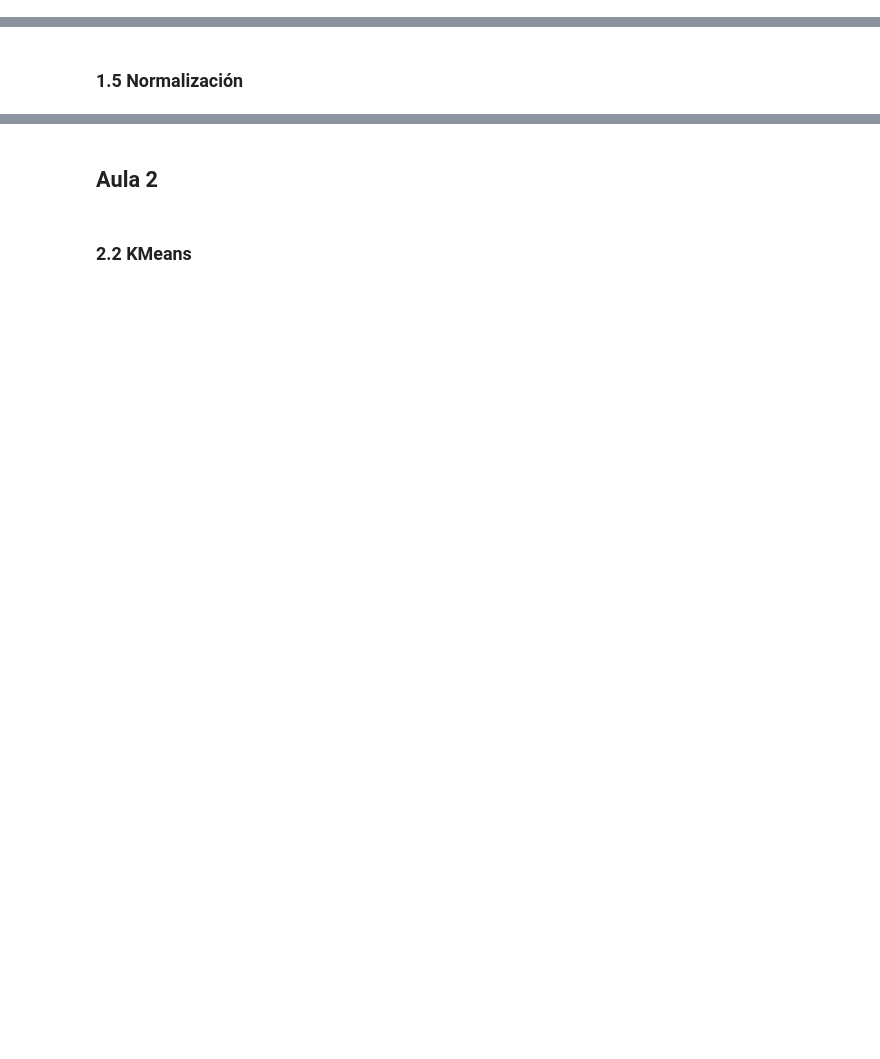
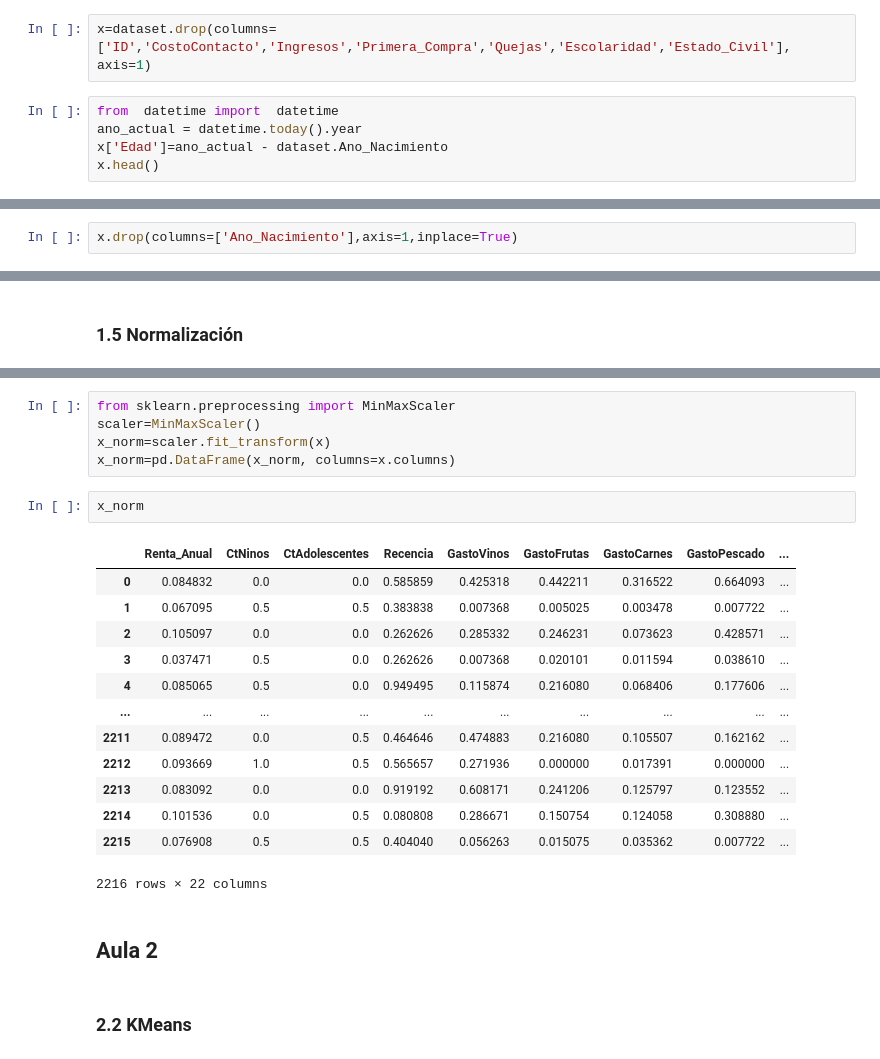
Before and after one commit to Ivan96LV/Machine_Learning, a Jupyter notebook: clustering_kmeans_dbscan_meanshift.ipynb, the cells around one changed output, grey strips where cells are left out. Saved outputs shown, nothing was run; the diff lists cells and outputs as text; blank space fills up the shorter version.

```diff
--- a/clustering_kmeans_dbscan_meanshift.ipynb
+++ b/clustering_kmeans_dbscan_meanshift.ipynb
@@ -187,3 +187,10 @@ Ingresos
 Name: count, dtype: int64
 # %% [markdown]
 ### 1.4 Selección de atributos
+# %%
+x=dataset.drop(columns=['ID','CostoContacto','Ingresos','Primera_Compra','Quejas','Escolaridad','Estado_Civil'], axis=1)
+# %%
+from  datetime import  datetime
+ano_actual = datetime.today().year
+x['Edad']=ano_actual - dataset.Ano_Nacimiento
+x.head()
@@ -189,0 +222,2 @@ Name: count, dtype: int64
+# %%
+x.drop(columns=['Ano_Nacimiento'],axis=1,inplace=True)
@@ -192,3 +241,24 @@ Name: count, dtype: int64
+# %%
+from sklearn.preprocessing import MinMaxScaler
+scaler=MinMaxScaler()
+x_norm=scaler.fit_transform(x)
+x_norm=pd.DataFrame(x_norm, columns=x.columns)
+# %%
+x_norm
+# %% [output]
+|  | Renta_Anual | CtNinos | CtAdolescentes | Recencia | GastoVinos | GastoFrutas | GastoCarnes | GastoPescado | ... |
+| 0 | 0.084832 | 0.0 | 0.0 | 0.585859 | 0.425318 | 0.442211 | 0.316522 | 0.664093 | ... |
+| 1 | 0.067095 | 0.5 | 0.5 | 0.383838 | 0.007368 | 0.005025 | 0.003478 | 0.007722 | ... |
+| 2 | 0.105097 | 0.0 | 0.0 | 0.262626 | 0.285332 | 0.246231 | 0.073623 | 0.428571 | ... |
+| 3 | 0.037471 | 0.5 | 0.0 | 0.262626 | 0.007368 | 0.020101 | 0.011594 | 0.038610 | ... |
+| 4 | 0.085065 | 0.5 | 0.0 | 0.949495 | 0.115874 | 0.216080 | 0.068406 | 0.177606 | ... |
+| ... | ... | ... | ... | ... | ... | ... | ... | ... | ... |
+| 2211 | 0.089472 | 0.0 | 0.5 | 0.464646 | 0.474883 | 0.216080 | 0.105507 | 0.162162 | ... |
+| 2212 | 0.093669 | 1.0 | 0.5 | 0.565657 | 0.271936 | 0.000000 | 0.017391 | 0.000000 | ... |
+| 2213 | 0.083092 | 0.0 | 0.0 | 0.919192 | 0.608171 | 0.241206 | 0.125797 | 0.123552 | ... |
+| 2214 | 0.101536 | 0.0 | 0.5 | 0.080808 | 0.286671 | 0.150754 | 0.124058 | 0.308880 | ... |
+| 2215 | 0.076908 | 0.5 | 0.5 | 0.404040 | 0.056263 | 0.015075 | 0.035362 | 0.007722 | ... |
+2216 rows × 22 columns
 # %% [markdown]
 ## Aula 2
 # %% [markdown]
```
Also changed, not shown: parts of 30 cells of this notebook, 3 other files.
